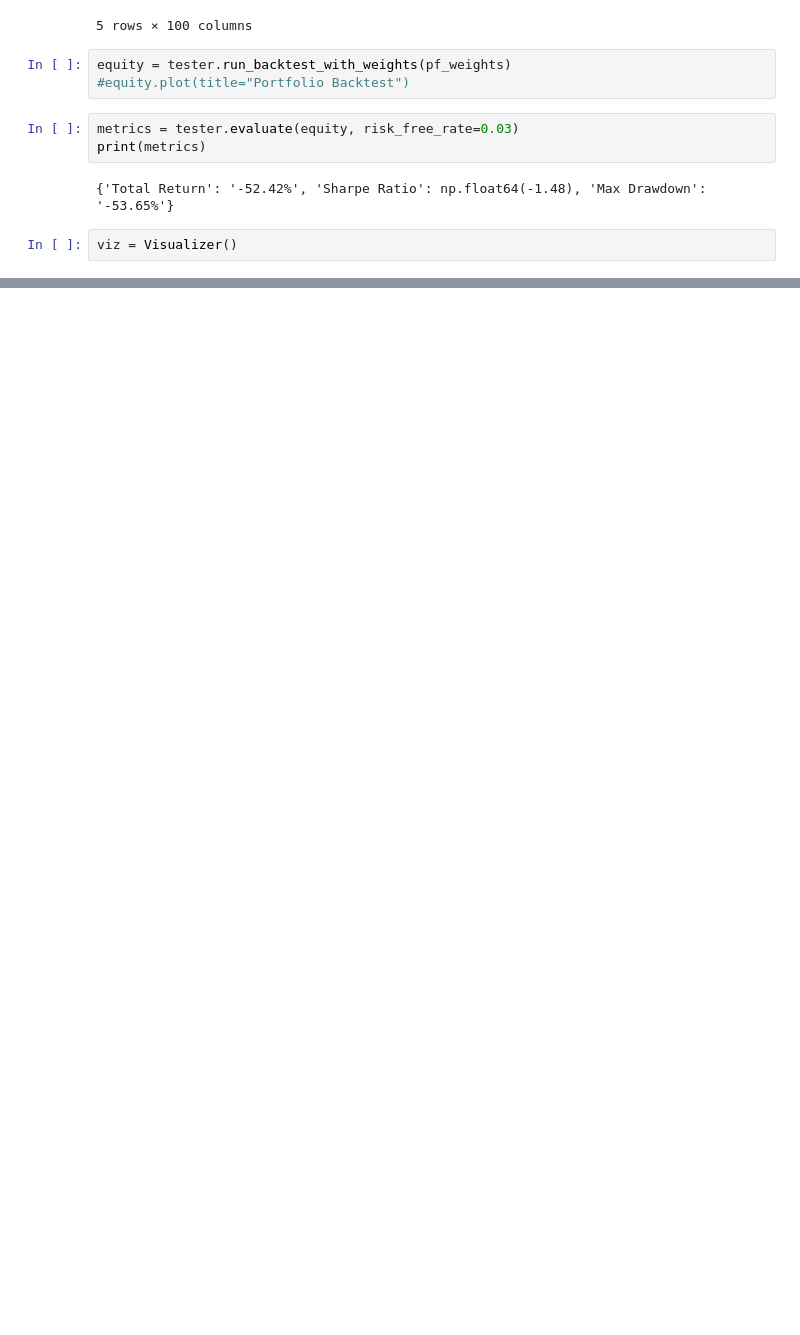
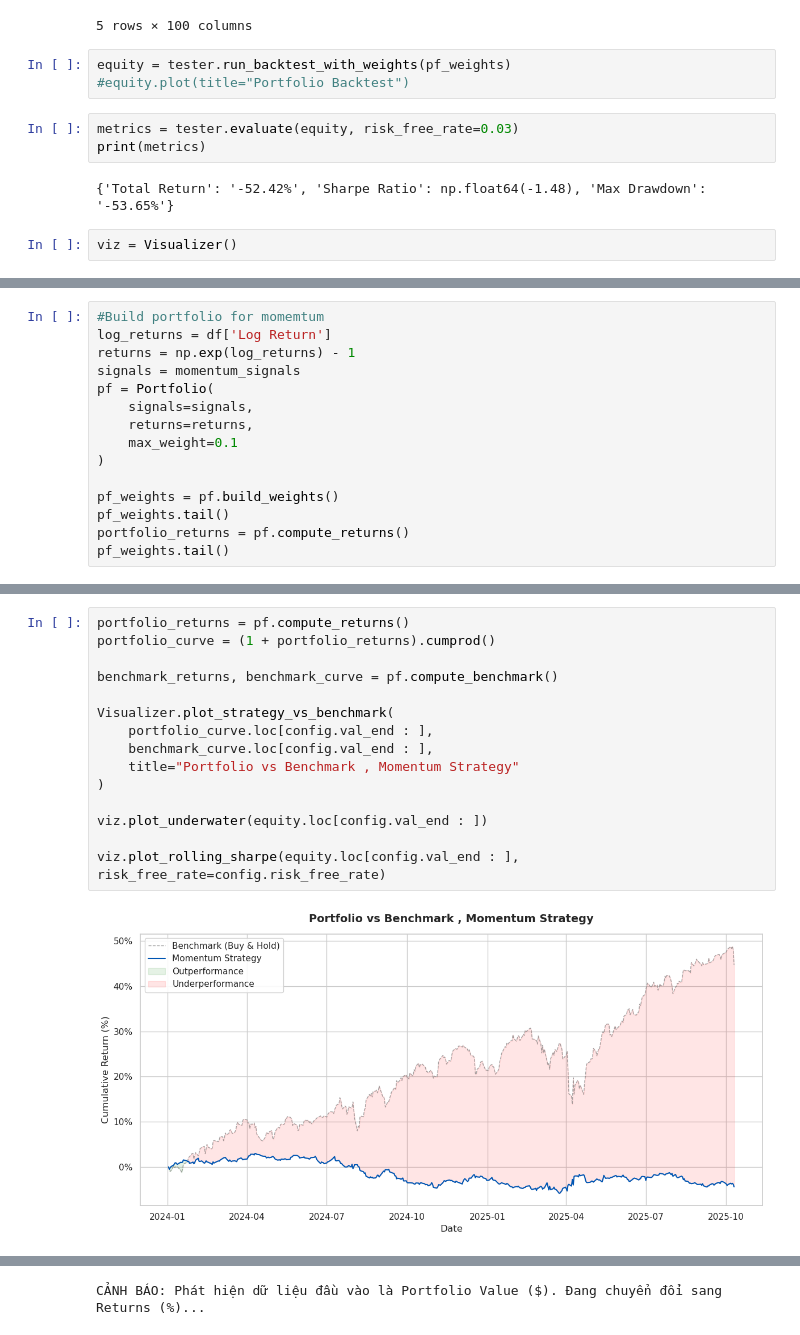
Before and after one commit to buibaongan/CF_Ngan23280071_Dung23280048, a Jupyter notebook: notebook/main.ipynb, the cells around one changed output, grey strips where cells are left out. Drawn from its saved outputs; the diff is of its cells as text; blank space fills up the shorter version.

```diff
--- a/notebook/main.ipynb
+++ b/notebook/main.ipynb
@@ -383,0 +384,15 @@ CẢNH BÁO: Phát hiện dữ liệu đầu vào là Portfolio Value ($). Đang
+# %%
+#Build portfolio for momemtum
+log_returns = df['Log Return']
+returns = np.exp(log_returns) - 1
+signals = momentum_signals
+pf = Portfolio(
+    signals=signals,
+    returns=returns,
+    max_weight=0.1
+)
+
+pf_weights = pf.build_weights()
+pf_weights.tail()
+portfolio_returns = pf.compute_returns()
+pf_weights.tail()
@@ -383,0 +409,17 @@ CẢNH BÁO: Phát hiện dữ liệu đầu vào là Portfolio Value ($). Đang
+# %%
+portfolio_returns = pf.compute_returns()
+portfolio_curve = (1 + portfolio_returns).cumprod()
+
+benchmark_returns, benchmark_curve = pf.compute_benchmark()
+
+Visualizer.plot_strategy_vs_benchmark(
+    portfolio_curve.loc[config.val_end : ],
+    benchmark_curve.loc[config.val_end : ],
+    title="Portfolio vs Benchmark , Momentum Strategy"
+)
+
+viz.plot_underwater(equity.loc[config.val_end : ])
+
+viz.plot_rolling_sharpe(equity.loc[config.val_end : ], risk_free_rate=config.risk_free_rate)
+# %% [output]
+[figure, added]
@@ -383,0 +427 @@ CẢNH BÁO: Phát hiện dữ liệu đầu vào là Portfolio Value ($). Đang
+CẢNH BÁO: Phát hiện dữ liệu đầu vào là Portfolio Value ($). Đang chuyển đổi sang Returns (%)...
```
Also changed, not shown: parts of 3 cells of this notebook, 1 other file.
